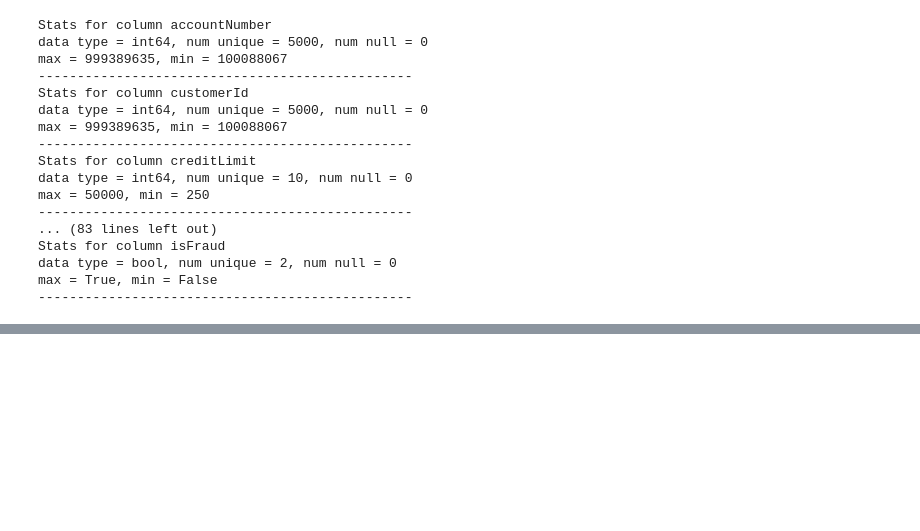
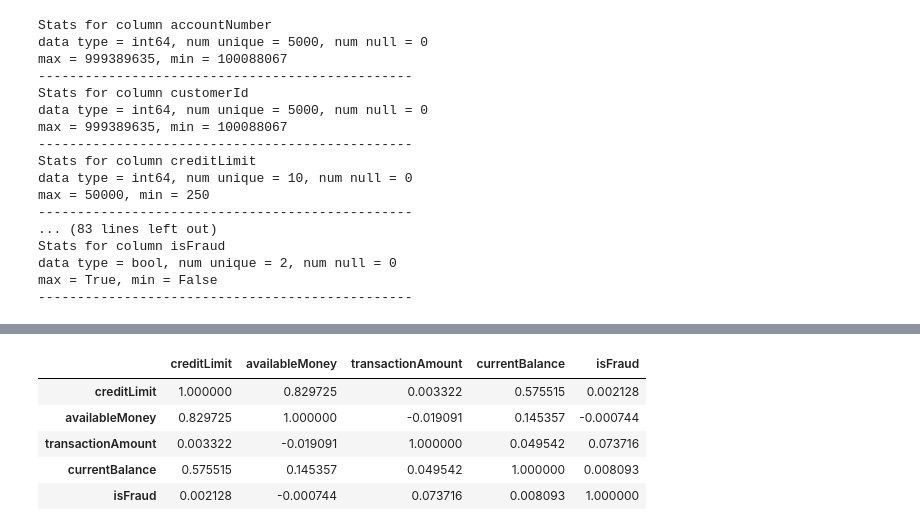
Before and after one commit to cuongtran-syr/fraud-detection, a Jupyter notebook: notebooks/exploration/1_Init_Exploration_Load_Plot_Data.ipynb, the cells around one changed output, grey strips where cells are left out. Saved outputs shown, nothing was run; the diff lists cells and outputs as text; code cells hidden in the pictures; blank space fills up the shorter version.

```diff
--- a/notebooks/exploration/1_Init_Exploration_Load_Plot_Data.ipynb
+++ b/notebooks/exploration/1_Init_Exploration_Load_Plot_Data.ipynb
@@ -90,0 +144,11 @@ max = True, min = False
+# %%
+# Correlation between some numeric  columns
+
+pd00[['creditLimit', 'availableMoney', 'transactionAmount', 'currentBalance', 'isFraud']].corr('spearman')
+# %% [output]
+|  | creditLimit | availableMoney | transactionAmount | currentBalance | isFraud |
+| creditLimit | 1.000000 | 0.829725 | 0.003322 | 0.575515 | 0.002128 |
+| availableMoney | 0.829725 | 1.000000 | -0.019091 | 0.145357 | -0.000744 |
+| transactionAmount | 0.003322 | -0.019091 | 1.000000 | 0.049542 | 0.073716 |
+| currentBalance | 0.575515 | 0.145357 | 0.049542 | 1.000000 | 0.008093 |
+| isFraud | 0.002128 | -0.000744 | 0.073716 | 0.008093 | 1.000000 |
```
Also changed, not shown: parts of 6 cells of this notebook, 2 other files.
